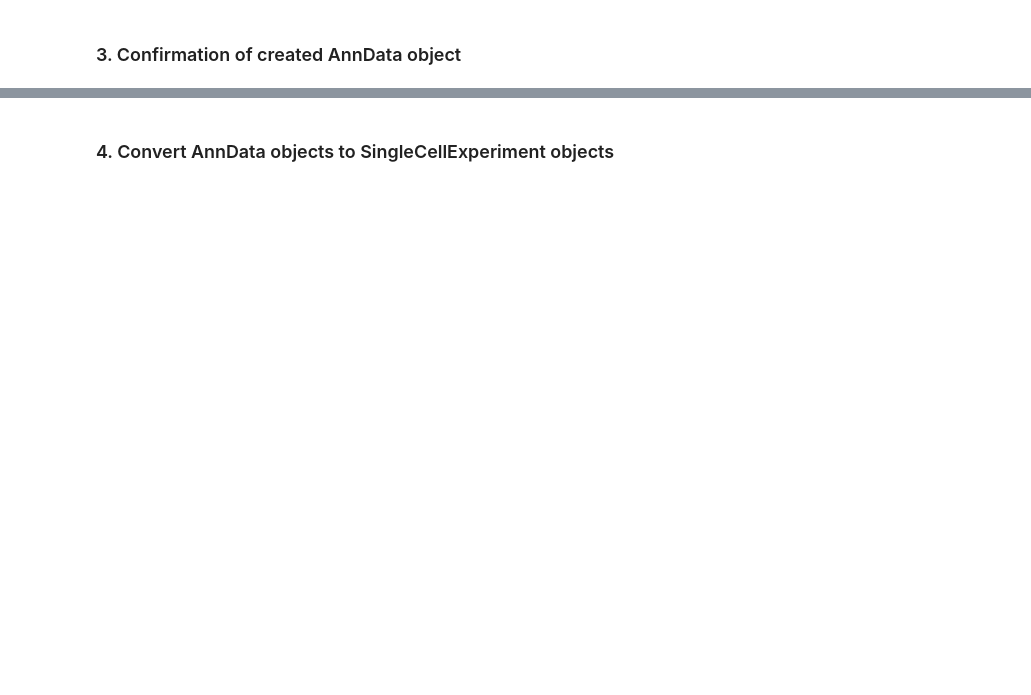
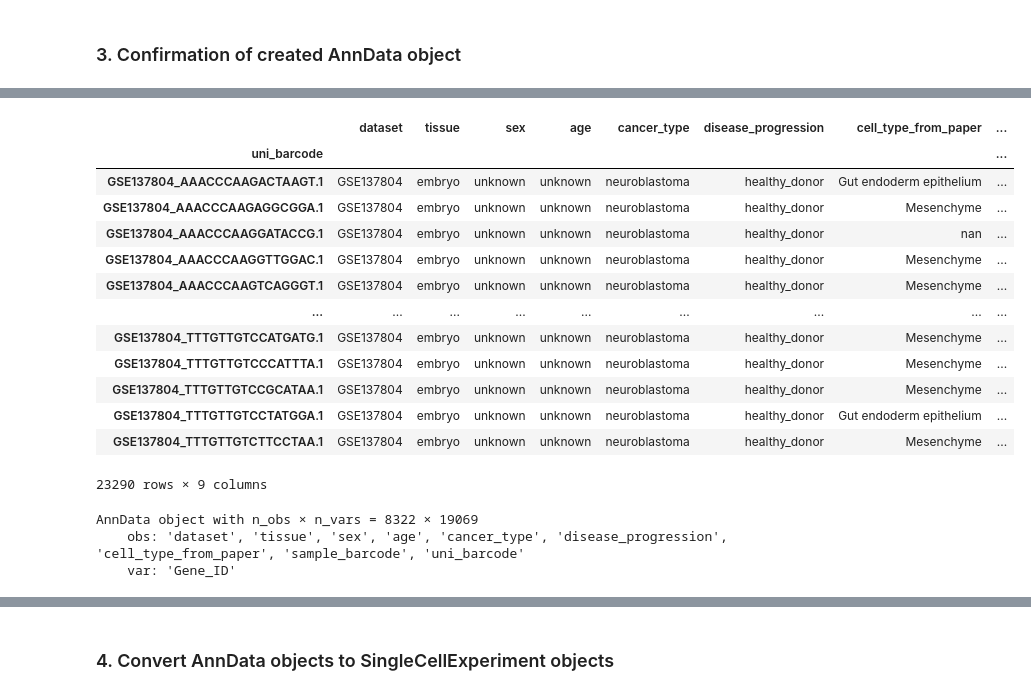
Before and after one commit to tuonglab/pan-paedcancer-scrnaseq, a Jupyter notebook: notebooks/GSE137804.ipynb, the cells around one changed output, grey strips where cells are left out. Cells and saved outputs as stored; diff of their text form; code cells hidden in the pictures; blank space fills up the shorter version.

```diff
--- a/notebooks/GSE137804.ipynb
+++ b/notebooks/GSE137804.ipynb
@@ -446,0 +376,11 @@ AnnData object with n_obs × n_vars = 960 × 33514
+# %%
+from pathlib import Path
+
+# Specify directory paths
+write_directory = Path('/scratch/user/s4543064/xiaohan-john-project/write/GSE137804')
+
+# Loop through all files in the directory
+for file in write_directory.iterdir():
+    if '_uni.h5ad' in file.name:
+        sample = anndata.read_h5ad(file)
+        print(sample)
@@ -446,0 +405,7 @@ AnnData object with n_obs × n_vars = 960 × 33514
+# %%
+eg_embryo = write_directory / 'GSM4654667_F366_uni.h5ad'
+eg_adrenal = write_directory / 'GSM4088785_F2_uni.h5ad'
+eg_tumor = write_directory / 'GSM4088774_T10_uni.h5ad'
+# %%
+eg_embryo_adata = anndata.read_h5ad(eg_embryo)
+eg_embryo_adata
@@ -446,0 +432,24 @@ AnnData object with n_obs × n_vars = 960 × 33514
+# %%
+eg_embryo_adata.obs
+# %% [output]
+|  | dataset | tissue | sex | age | cancer_type | disease_progression | cell_type_from_paper | ... |
+| uni_barcode |  |  |  |  |  |  |  | ... |
+| GSE137804_AAACCCAAGACTAAGT.1 | GSE137804 | embryo | unknown | unknown | neuroblastoma | healthy_donor | Gut endoderm epithelium | ... |
+| GSE137804_AAACCCAAGAGGCGGA.1 | GSE137804 | embryo | unknown | unknown | neuroblastoma | healthy_donor | Mesenchyme | ... |
+| GSE137804_AAACCCAAGGATACCG.1 | GSE137804 | embryo | unknown | unknown | neuroblastoma | healthy_donor | nan | ... |
+| GSE137804_AAACCCAAGGTTGGAC.1 | GSE137804 | embryo | unknown | unknown | neuroblastoma | healthy_donor | Mesenchyme | ... |
+| GSE137804_AAACCCAAGTCAGGGT.1 | GSE137804 | embryo | unknown | unknown | neuroblastoma | healthy_donor | Mesenchyme | ... |
+| ... | ... | ... | ... | ... | ... | ... | ... | ... |
+| GSE137804_TTTGTTGTCCATGATG.1 | GSE137804 | embryo | unknown | unknown | neuroblastoma | healthy_donor | Mesenchyme | ... |
+| GSE137804_TTTGTTGTCCCATTTA.1 | GSE137804 | embryo | unknown | unknown | neuroblastoma | healthy_donor | Mesenchyme | ... |
+| GSE137804_TTTGTTGTCCGCATAA.1 | GSE137804 | embryo | unknown | unknown | neuroblastoma | healthy_donor | Mesenchyme | ... |
+| GSE137804_TTTGTTGTCCTATGGA.1 | GSE137804 | embryo | unknown | unknown | neuroblastoma | healthy_donor | Gut endoderm epithelium | ... |
+| GSE137804_TTTGTTGTCTTCCTAA.1 | GSE137804 | embryo | unknown | unknown | neuroblastoma | healthy_donor | Mesenchyme | ... |
+23290 rows × 9 columns
+# %%
+eg_adrenal_adata = anndata.read_h5ad(eg_adrenal)
+eg_adrenal_adata
+# %% [output]
+AnnData object with n_obs × n_vars = 8322 × 19069
+    obs: 'dataset', 'tissue', 'sex', 'age', 'cancer_type', 'disease_progression', 'cell_type_from_paper', 'sample_barcode', 'uni_barcode'
+    var: 'Gene_ID'
```
Also changed, not shown: parts of 19 cells of this notebook.
